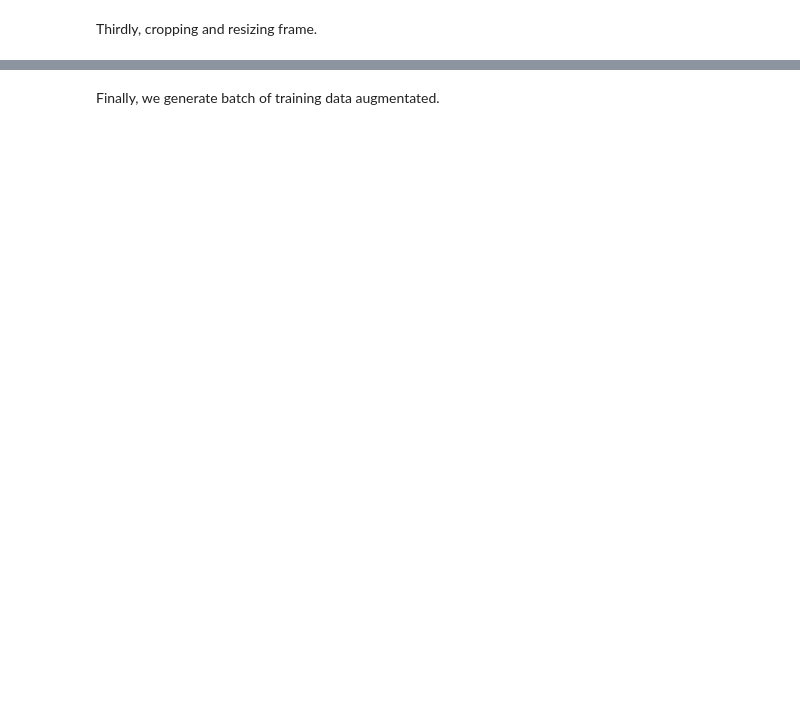
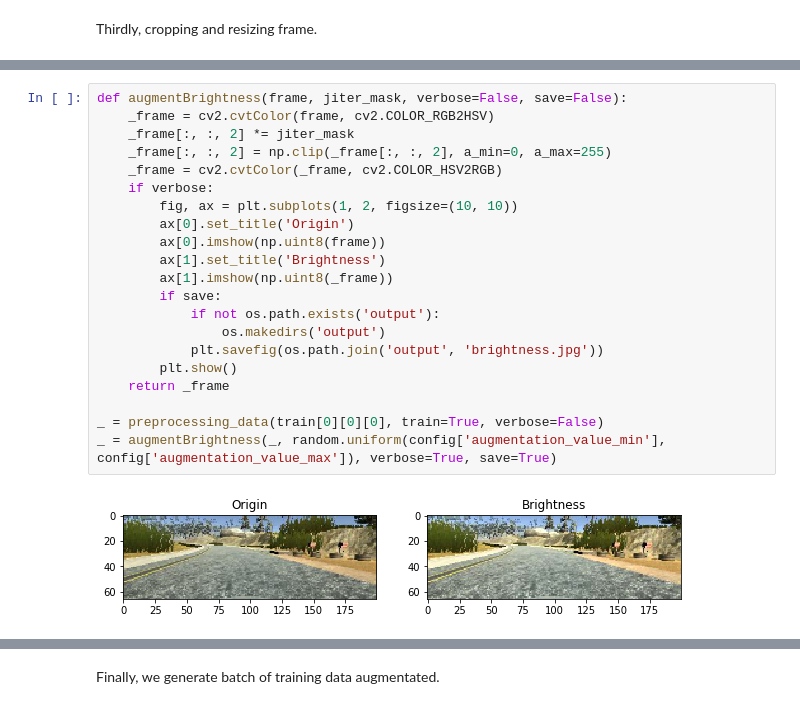
Before and after one commit to jedichien/self-driving, a Jupyter notebook: project_3_behavioral_cloning/behavioral_cloning.ipynb, the cells around one changed output, grey strips where cells are left out. Drawn from its saved outputs; the diff is of its cells as text; blank space fills up the shorter version.

```diff
--- a/project_3_behavioral_cloning/behavioral_cloning.ipynb
+++ b/project_3_behavioral_cloning/behavioral_cloning.ipynb
@@ -151,0 +248,23 @@ _ = preprocessing_data(train[0, 0], True)
+# %%
+def augmentBrightness(frame, jiter_mask, verbose=False, save=False):
+    _frame = cv2.cvtColor(frame, cv2.COLOR_RGB2HSV)
+    _frame[:, :, 2] *= jiter_mask
+    _frame[:, :, 2] = np.clip(_frame[:, :, 2], a_min=0, a_max=255)
+    _frame = cv2.cvtColor(_frame, cv2.COLOR_HSV2RGB)
+    if verbose:
+        fig, ax = plt.subplots(1, 2, figsize=(10, 10))
+        ax[0].set_title('Origin')
+        ax[0].imshow(np.uint8(frame))
+        ax[1].set_title('Brightness')
+        ax[1].imshow(np.uint8(_frame))
+        if save:
+            if not os.path.exists('output'):
+                os.makedirs('output')
+            plt.savefig(os.path.join('output', 'brightness.jpg'))
+        plt.show()
+    return _frame
+
+_ = preprocessing_data(train[0][0][0], train=True, verbose=False)
+_ = augmentBrightness(_, random.uniform(config['augmentation_value_min'], config['augmentation_value_max']), verbose=True, save=True)
+# %% [output]
+[figure, added]
```
Also changed, not shown: parts of 19 cells of this notebook, 24 other files.
